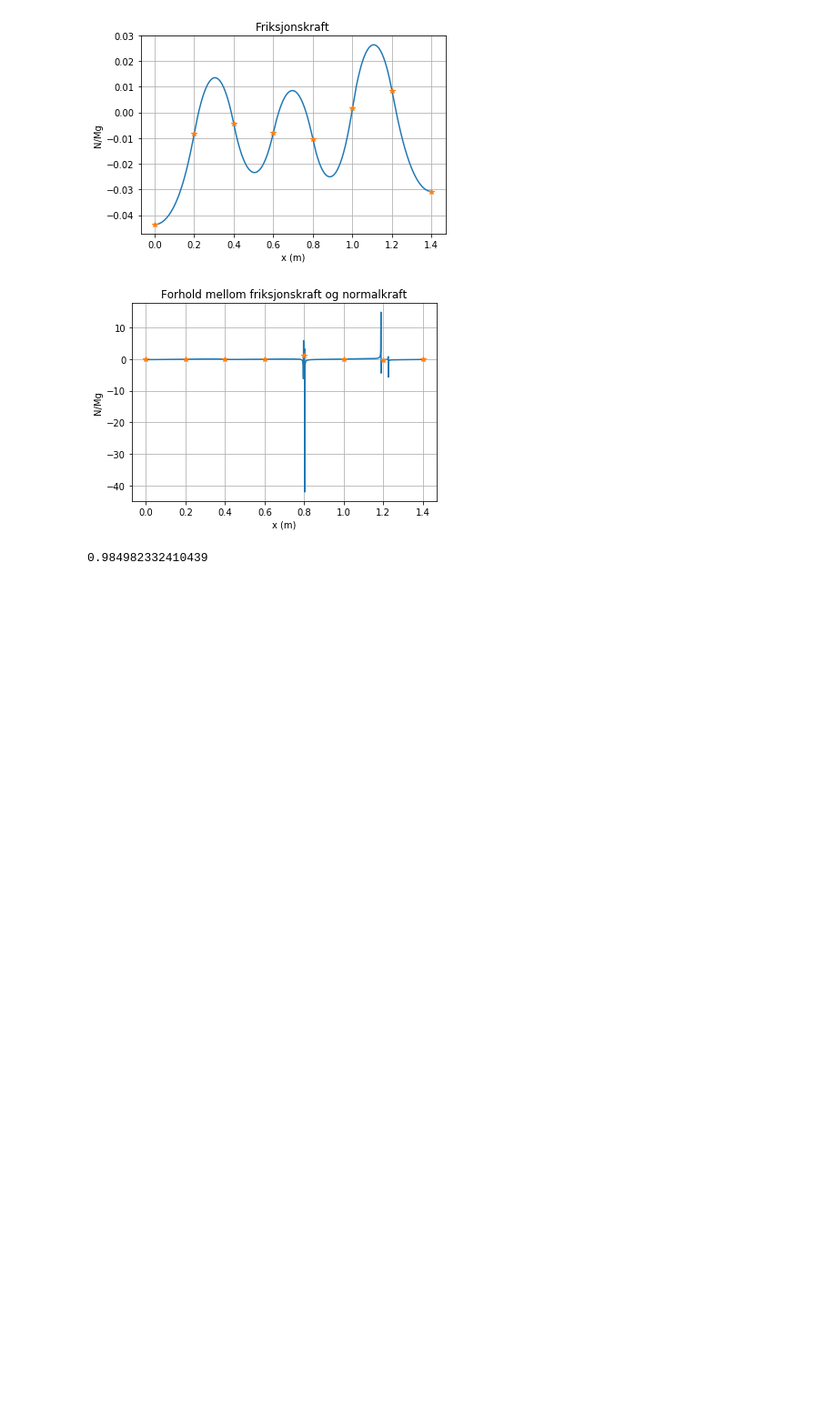
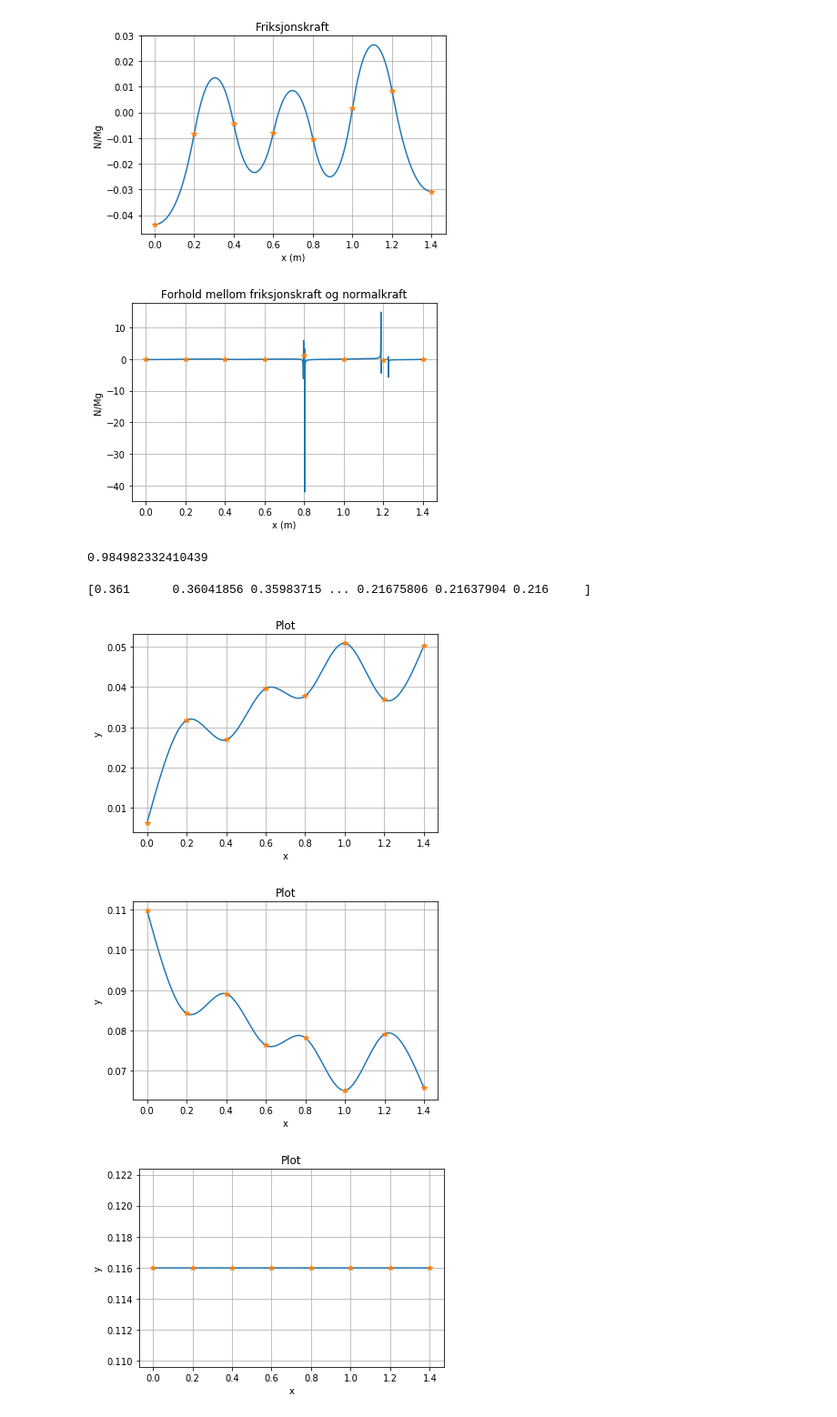
Before and after one commit to nerok/TFY4125-305-1, a Jupyter notebook: cubicspline.ipynb, the cells around one changed output. Shown at 91% size. Saved outputs shown, nothing was run; the diff lists cells and outputs as text; code cells hidden in the pictures; blank space fills up the shorter version.

Commit message:
Calculated potential and kinetic energy iun cubicspline

```diff
--- a/cubicspline.ipynb
+++ b/cubicspline.ipynb
@@ -170,3 +170,28 @@ sum_dt = np.sum(dt)
 sum_dt
 # %% [output]
 0.984982332410439
+# %%
+#Total kinetisk energi, eventuelt energitap
+
+kinetic_energy = []
+
+print(y)
+for s in v:
+    kinetic_energy.append(m * s**2 / 2)
+
+plot(x, kinetic_energy)
+
+potential_energy = []
+
+for h in y:
+    potential_energy.append(m * g * (h - 0.0))
+
+
+plot(x, potential_energy)
+
+plot(x, np.array(potential_energy) + np.array(kinetic_energy))
+# %% [output]
+[0.361      0.36041856 0.35983715 ... 0.21675806 0.21637904 0.216     ]
+[figure, added]
+[figure, added]
+[figure, added]
```
